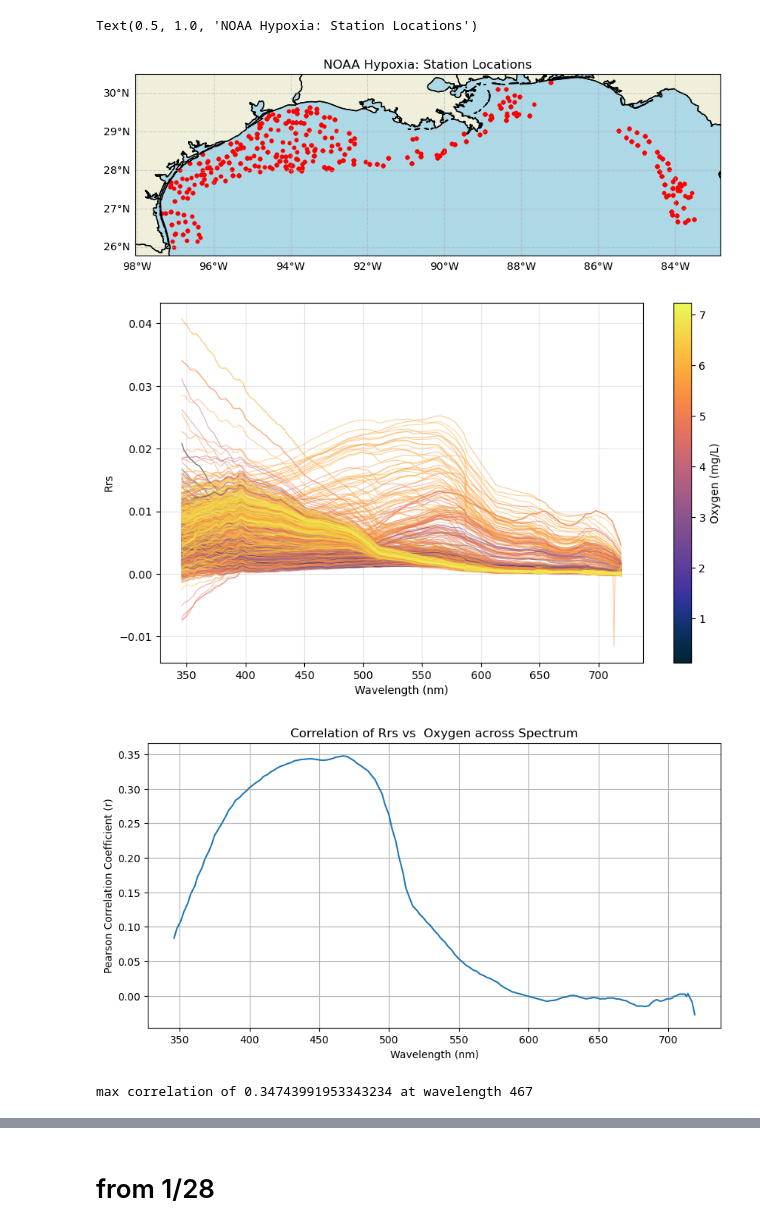
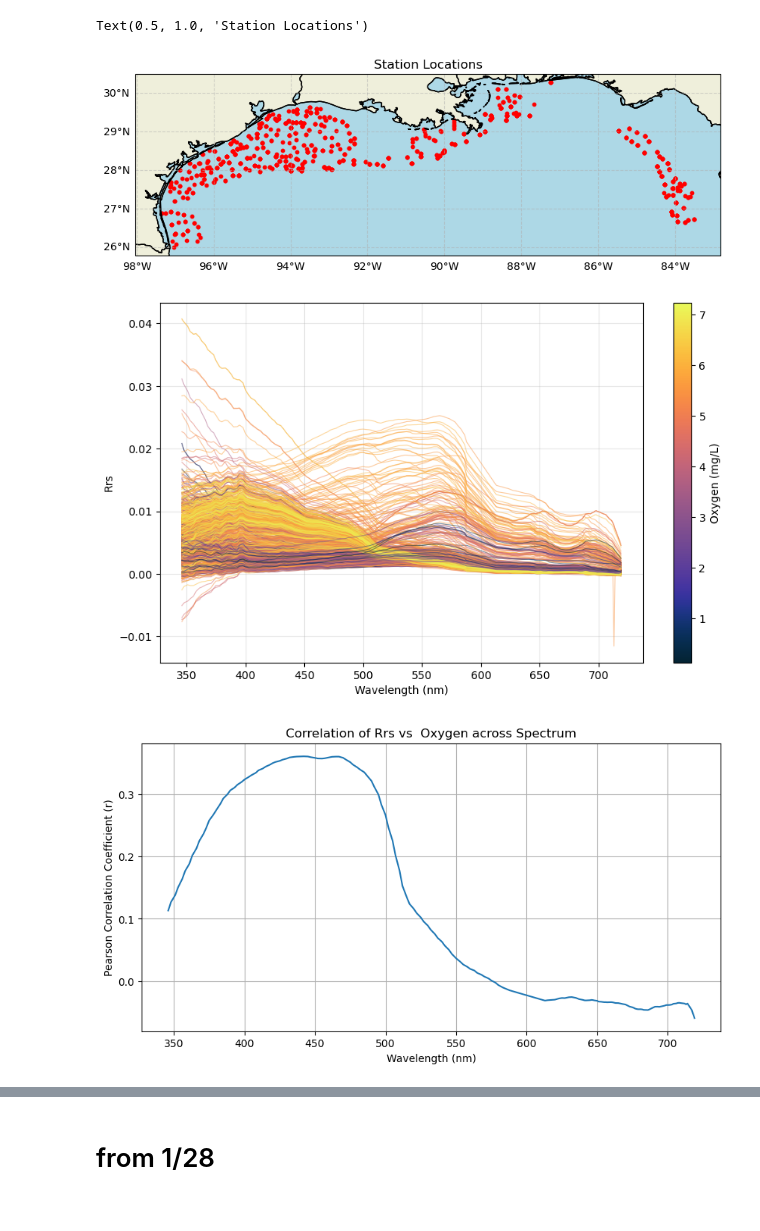
Before and after one commit to fish-pace/2026-proj-hypoxia-zones, a Jupyter notebook: contributor_folders/Giannamilton/noaa 2425 plots.ipynb, the cells around one changed output, grey strips where cells are left out. Cells and saved outputs as stored; diff of their text form; code cells hidden in the pictures.

```diff
--- a/contributor_folders/Giannamilton/noaa 2425 plots.ipynb
+++ b/contributor_folders/Giannamilton/noaa 2425 plots.ipynb
@@ -62,32 +62,37 @@ import seaborn as sns
 [interactive output not drawn]
 [interactive output not drawn]
 # %%
-df = pd.read_excel(r'C:\Users\gianna.milton\Documents\Python\PACE fish-Hackweek\Hypoxia_project\Unique_PACE_matchups_NOAA_Hypoxia_2024_2025.xlsx')
-df['datetime'] = pd.to_datetime(df['DATE'].astype(str) + ' ' + df['TIME'].astype(str))
+df1 = pd.read_excel(r'C:\Users\gianna.milton\Documents\Python\PACE fish-Hackweek\Hypoxia_project\Unique_PACE_matchups_NOAA_Hypoxia_2024_2025.xlsx')
+df1['datetime'] = pd.to_datetime(df1['DATE'].astype(str) + ' ' + df1['TIME'].astype(str))
+rrs_cols1 = [c for c in df1.columns if 'PRrs' in c]
+df1=df1[['datetime','longitude', 'latitude', 'oxygen']+rrs_cols1]
+df1['source']='NOAA Hypoxia'
 
-#only keep where the oxygen date matches the pace date
-#df['DATE'] = pd.to_datetime(df['DATE'])
-#df['imageName'] = pd.to_datetime(df['imageName'], format='%Y%m%dT%H%M%S')
-#only keep the rows where these two match i.e recording on the same day
-#mask = df['DATE'].dt.date == df['imageName'].dt.date
-#df = df[mask].copy()
-#df
+#add in LSU data and reformat to match noaa to concat
+df2 = pd.read_excel(r'C:\Users\gianna.milton\Documents\Python\PACE fish-Hackweek\Hypoxia_project\Unique_PACE_matchups_LSU_Hypoxia_2024_2025.xlsx')
+df2['datetime'] = pd.to_datetime(df2['lsu_Date'].astype(str) + ' ' + df2['lsu_Time.CTD.Cast.began..UTC.'].astype(str))
+rrs_cols2 = [c for c in df2.columns if 'PRrs' in c]
+df2 = df2.rename(columns={"lsu_Corrected.DO..mg.L.": "oxygen"}).reset_index(drop=True)
+df2=df2[['datetime','longitude', 'latitude', 'oxygen']+rrs_cols2]
+df2['source']='LSU'
+
+df = pd.concat([df1, df2], axis=0).reset_index(drop=True)
 # %%
 fig, ax = plt.subplots(figsize=(10, 10), subplot_kw={'projection': ccrs.PlateCarree()})
 ax.add_feature(cfeature.LAND)
 ax.add_feature(cfeature.OCEAN, facecolor='lightblue')
 ax.add_feature(cfeature.COASTLINE)
 ax.add_feature(cfeature.STATES)
 ax.scatter(df['longitude'], df['latitude'], color='red', s=10, marker='o')
 #for index, row in df.iterrows():
 #    ax.text(row['longitude'],  row['latitude'], str(row['STATION']), transform=ccrs.PlateCarree(), fontsize=5,fontweight='bold', color='black', zorder=6)
 gl = ax.gridlines(draw_labels=True, linestyle='--', alpha=0.5)
 gl.top_labels = False
 gl.right_labels = False
-ax.set_title('NOAA Hypoxia: Station Locations')
+ax.set_title('Station Locations')
 # %% [output]
-Text(0.5, 1.0, 'NOAA Hypoxia: Station Locations')
+Text(0.5, 1.0, 'Station Locations')
-[figure, old version]
+[figure, new version]
 # %%
 rrs_cols = [c for c in df.columns if 'PRrs' in c]
 x_vals = [int(c.replace('PRrs', '')) for c in rrs_cols]
@@ -105,7 +110,7 @@ ax.set_xlabel('Wavelength (nm)')
 ax.set_ylabel('Rrs')
 ax.grid(True, alpha=0.3)
 # %% [output]
-[figure, old version]
+[figure, new version]
 # %%
 correlations = df[rrs_cols].corrwith(df['oxygen']) #correlation between all rrs rows and oxygen row?
 plt.figure(figsize=(10, 5))
@@ -119,14 +124,8 @@ plt.grid(True)
 max_corr = correlations.abs().idxmax()
 max_val = correlations[max_corr]
 max_wave = max_corr.replace('PRrs', '')
-
-#plt.annotate(f'Max Correlation at {max_wave}nm', xy=(int(max_wave), max_val), xytext=(int(max_wave)+50, max_val),arrowprops=dict(facecolor='black', shrink=0.05))
 # %% [output]
-[figure, old version]
+[figure, new version]
-# %%
-print('max correlation of ' + str(max_val) + ' at wavelength ' + str(max_wave))
-# %% [output]
-max correlation of 0.34743991953343234 at wavelength 467
 # %%
 #actually, lets seperate by hypoxia vs not hypoxia
 df_h = df[df['oxygen']<3] #rows of hypoxia
```
Also changed, not shown: parts of 11 cells of this notebook, 1 other file.
